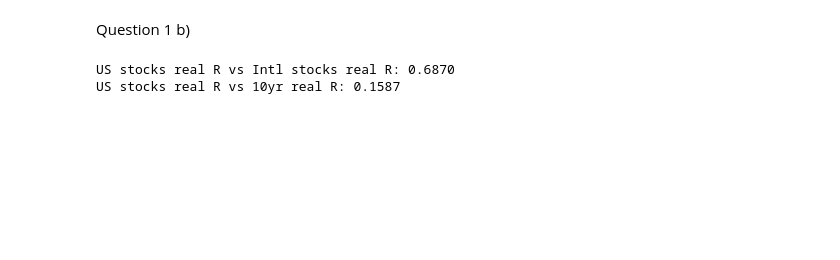
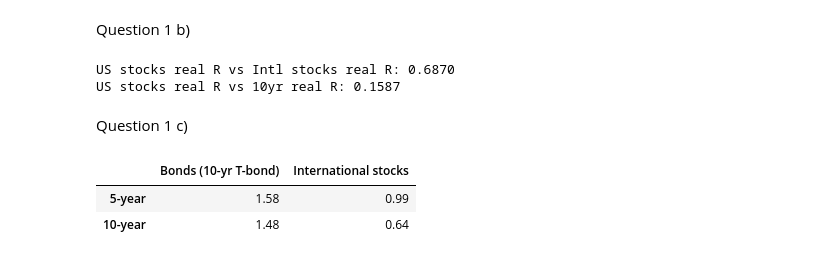
Before and after one commit to olegvart/MQF-402-Investment-Analysis-HW-1-, a Jupyter notebook: notebooks/q1.ipynb, the cells around one changed output. Saved outputs shown, nothing was run; the diff lists cells and outputs as text; code cells hidden in the pictures; blank space fills up the shorter version.

```diff
--- a/notebooks/q1.ipynb
+++ b/notebooks/q1.ipynb
@@ -112,3 +89,31 @@ print(f"US stocks real R vs 10yr real R: {df['real_us_stocks_return'].corr(df['r
 # %% [output]
 US stocks real R vs Intl stocks real R: 0.6870
 US stocks real R vs 10yr real R: 0.1587
+# %% [markdown]
+Question 1 c)
+# %%
+vr_assets = {
+    "Bonds (10-yr T-bond)": "real_10yr_return",
+    "International stocks": "real_intl_stocks_return",
+}
+
+horizons = {"5-year": 60, "10-year": 120}
+
+def variance_ratio(returns, k, base=1):
+    log_r = np.log(1 + returns)
+    var_k = log_r.rolling(k).sum().dropna().var()
+    var_base = log_r.rolling(base).sum().dropna().var()
+    return var_k / ((k / base) * var_base)
+
+vr_table = pd.DataFrame({
+    name: {h: variance_ratio(df[col], k) for h, k in horizons.items()}
+    for name, col in vr_assets.items()
+})
+
+vr_table.round(2)
+
+#No, both variances fall with longer lookback horizon. Although, Intl Stocks fall is sharper. Still, the findings of the Research Paper were not replicated here.
+# %% [output]
+|  | Bonds (10-yr T-bond) | International stocks |
+| 5-year | 1.58 | 0.99 |
+| 10-year | 1.48 | 0.64 |
```
Also changed, not shown: parts of 10 cells of this notebook, 1 other file.
